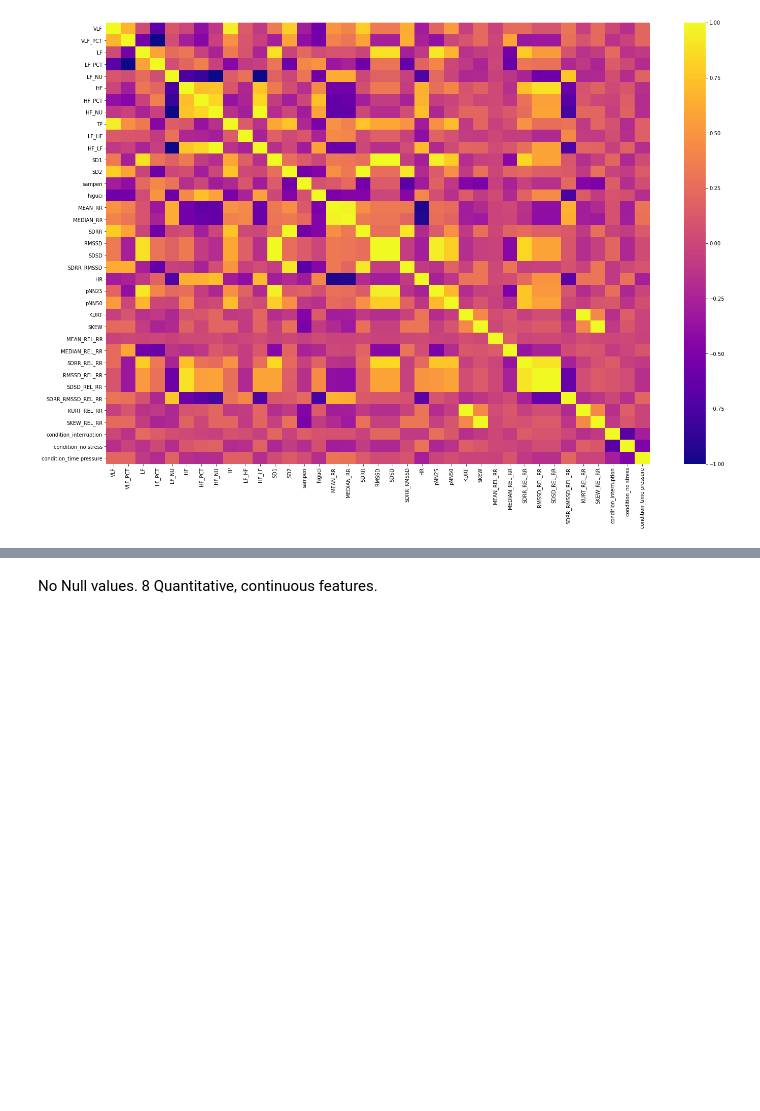
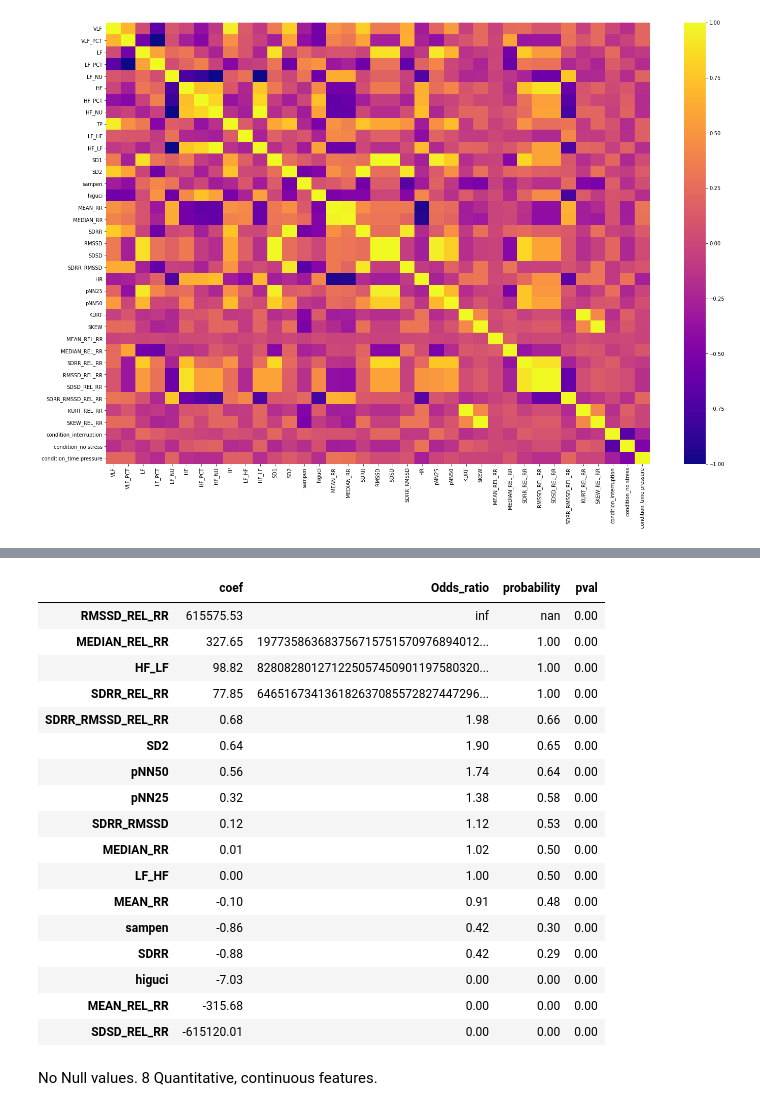
Before and after one commit to dndamle/AIML-Hackathon---LONDONX, a Jupyter notebook: Hackathon_Heart_Rate.ipynb, the cells around one changed output, grey strips where cells are left out. Saved outputs shown, nothing was run; the diff lists cells and outputs as text; code cells hidden in the pictures; blank space fills up the shorter version.

```diff
--- a/Hackathon_Heart_Rate.ipynb
+++ b/Hackathon_Heart_Rate.ipynb
@@ -285,3 +287,7 @@ condition_time pressure            -0.498153                 1.000000
 # %%
 #PCA
 #Statistical model - pvalue
+# %%
+X_train =  df_merged_final.drop('HR',axis=1)     # Predictor feature columns
+y_train =  df_merged_final['HR']   # Target column
+X_train.head()
@@ -287,0 +302,6 @@ condition_time pressure            -0.498153                 1.000000
+# %%
+import statsmodels.api as sm
+
+#ols = sm.OLS(y_train, sm.add_constant(X_train))
+ols = sm.OLS(y_train, X_train)
+lg = ols.fit()
@@ -288,3 +331,35 @@ condition_time pressure            -0.498153                 1.000000
+# %%
+#Calculate Odds Ratio, probability
+##create a data frame to collate Odds ratio, probability and p-value of the coef
+lgcoef = pd.DataFrame(lg.params, columns=['coef'])
+lgcoef.loc[:, "Odds_ratio"] = np.exp(lgcoef.coef)
+lgcoef['probability'] = lgcoef['Odds_ratio']/(1+lgcoef['Odds_ratio'])
+lgcoef['pval']=lg.pvalues
+pd.options.display.float_format = '{:.2f}'.format
+# %%
+# FIlter by significant p-value (pval <0.1) and sort descending by Odds ratio
+lgcoef = lgcoef.sort_values(by="Odds_ratio", ascending=False)
+pval_filter = lgcoef['pval']<=0.05
+lgcoef[pval_filter]
+# %% [output]
+|  | coef | Odds_ratio | probability | pval |
+| RMSSD_REL_RR | 615575.53 | inf | nan | 0.00 |
+| MEDIAN_REL_RR | 327.65 | 197735863683756715751570976894012... | 1.00 | 0.00 |
+| HF_LF | 98.82 | 828082801271225057450901197580320... | 1.00 | 0.00 |
+| SDRR_REL_RR | 77.85 | 646516734136182637085572827447296... | 1.00 | 0.00 |
+| SDRR_RMSSD_REL_RR | 0.68 | 1.98 | 0.66 | 0.00 |
+| SD2 | 0.64 | 1.90 | 0.65 | 0.00 |
+| pNN50 | 0.56 | 1.74 | 0.64 | 0.00 |
+| pNN25 | 0.32 | 1.38 | 0.58 | 0.00 |
+| SDRR_RMSSD | 0.12 | 1.12 | 0.53 | 0.00 |
+| MEDIAN_RR | 0.01 | 1.02 | 0.50 | 0.00 |
+| LF_HF | 0.00 | 1.00 | 0.50 | 0.00 |
+| MEAN_RR | -0.10 | 0.91 | 0.48 | 0.00 |
+| sampen | -0.86 | 0.42 | 0.30 | 0.00 |
+| SDRR | -0.88 | 0.42 | 0.29 | 0.00 |
+| higuci | -7.03 | 0.00 | 0.00 | 0.00 |
+| MEAN_REL_RR | -315.68 | 0.00 | 0.00 | 0.00 |
+| SDSD_REL_RR | -615120.01 | 0.00 | 0.00 | 0.00 |
 # %% [markdown]
 No Null values. 8 Quantitative, continuous features.
 # %%
```
Also changed, not shown: parts of 6 cells of this notebook.
